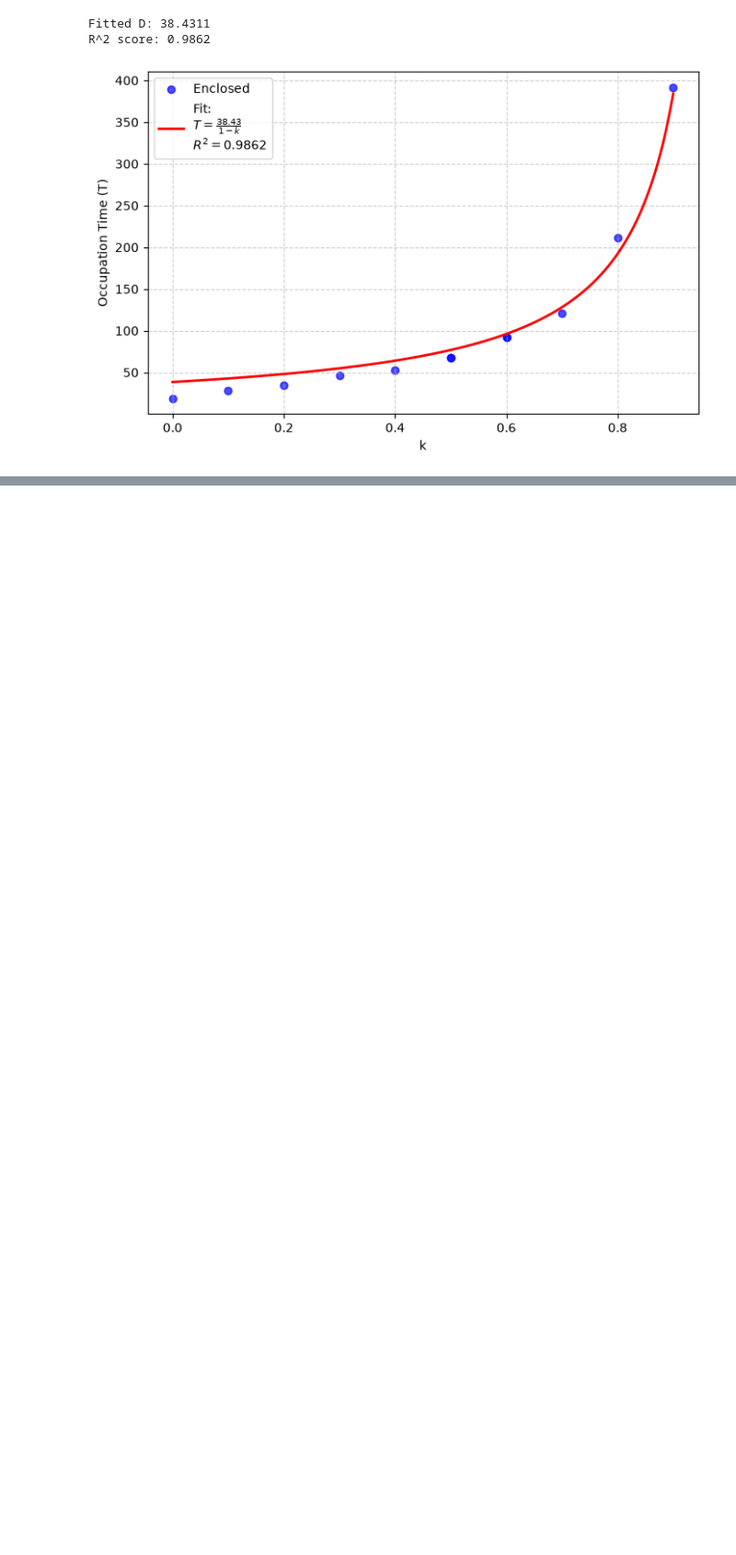
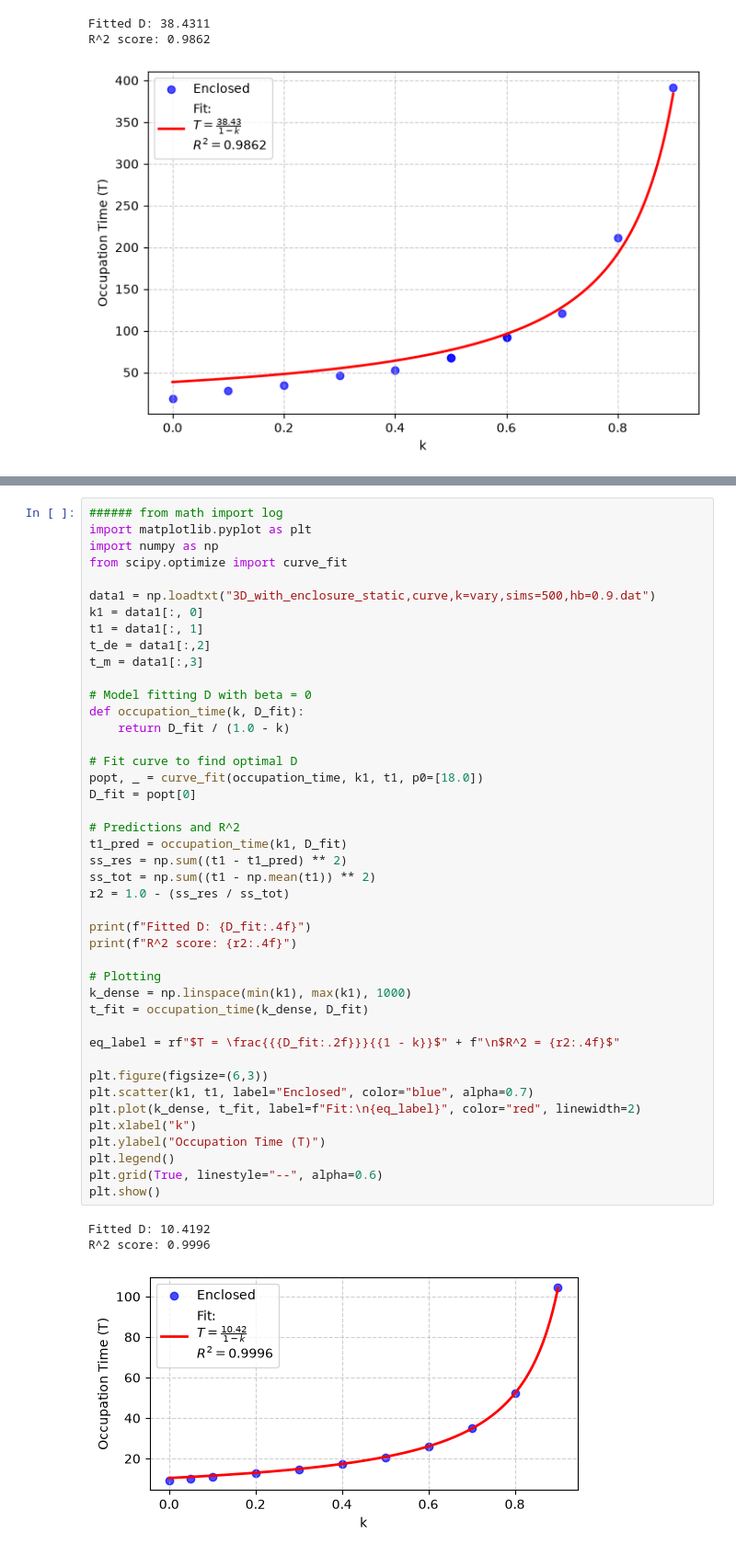
Before and after one commit to xyJohnxy/percolation-, a Jupyter notebook: best_fit_curves.ipynb, the cells around one changed output, grey strips where cells are left out. Shown at 92% size. Drawn from its saved outputs; the diff is of its cells as text; blank space fills up the shorter version.

```diff
--- a/best_fit_curves.ipynb
+++ b/best_fit_curves.ipynb
@@ -246,0 +250,47 @@ R^2 score: 0.9862
+# %%
+###### from math import log
+import matplotlib.pyplot as plt
+import numpy as np
+from scipy.optimize import curve_fit
+
+data1 = np.loadtxt("3D_with_enclosure_static,curve,k=vary,sims=500,hb=0.9.dat")
+k1 = data1[:, 0]
+t1 = data1[:, 1]
+t_de = data1[:,2]
+t_m = data1[:,3]
+
+# Model fitting D with beta = 0
+def occupation_time(k, D_fit):
+    return D_fit / (1.0 - k)
+
+# Fit curve to find optimal D
+popt, _ = curve_fit(occupation_time, k1, t1, p0=[18.0])
+D_fit = popt[0]
+
+# Predictions and R^2
+t1_pred = occupation_time(k1, D_fit)
+ss_res = np.sum((t1 - t1_pred) ** 2)
+ss_tot = np.sum((t1 - np.mean(t1)) ** 2)
+r2 = 1.0 - (ss_res / ss_tot)
+
+print(f"Fitted D: {D_fit:.4f}")
+print(f"R^2 score: {r2:.4f}")
+
+# Plotting
+k_dense = np.linspace(min(k1), max(k1), 1000)
+t_fit = occupation_time(k_dense, D_fit)
+
+eq_label = rf"$T = \frac{{{D_fit:.2f}}}{{1 - k}}$" + f"\n$R^2 = {r2:.4f}$"
+
+plt.figure(figsize=(6,3))
+plt.scatter(k1, t1, label="Enclosed", color="blue", alpha=0.7)
+plt.plot(k_dense, t_fit, label=f"Fit:\n{eq_label}", color="red", linewidth=2)
+plt.xlabel("k")
+plt.ylabel("Occupation Time (T)")
+plt.legend()
+plt.grid(True, linestyle="--", alpha=0.6)
+plt.show()
+# %% [output]
+Fitted D: 10.4192
+R^2 score: 0.9996
+[figure, added]
```
Also changed, not shown: parts of 2 cells of this notebook, 6 other files.
